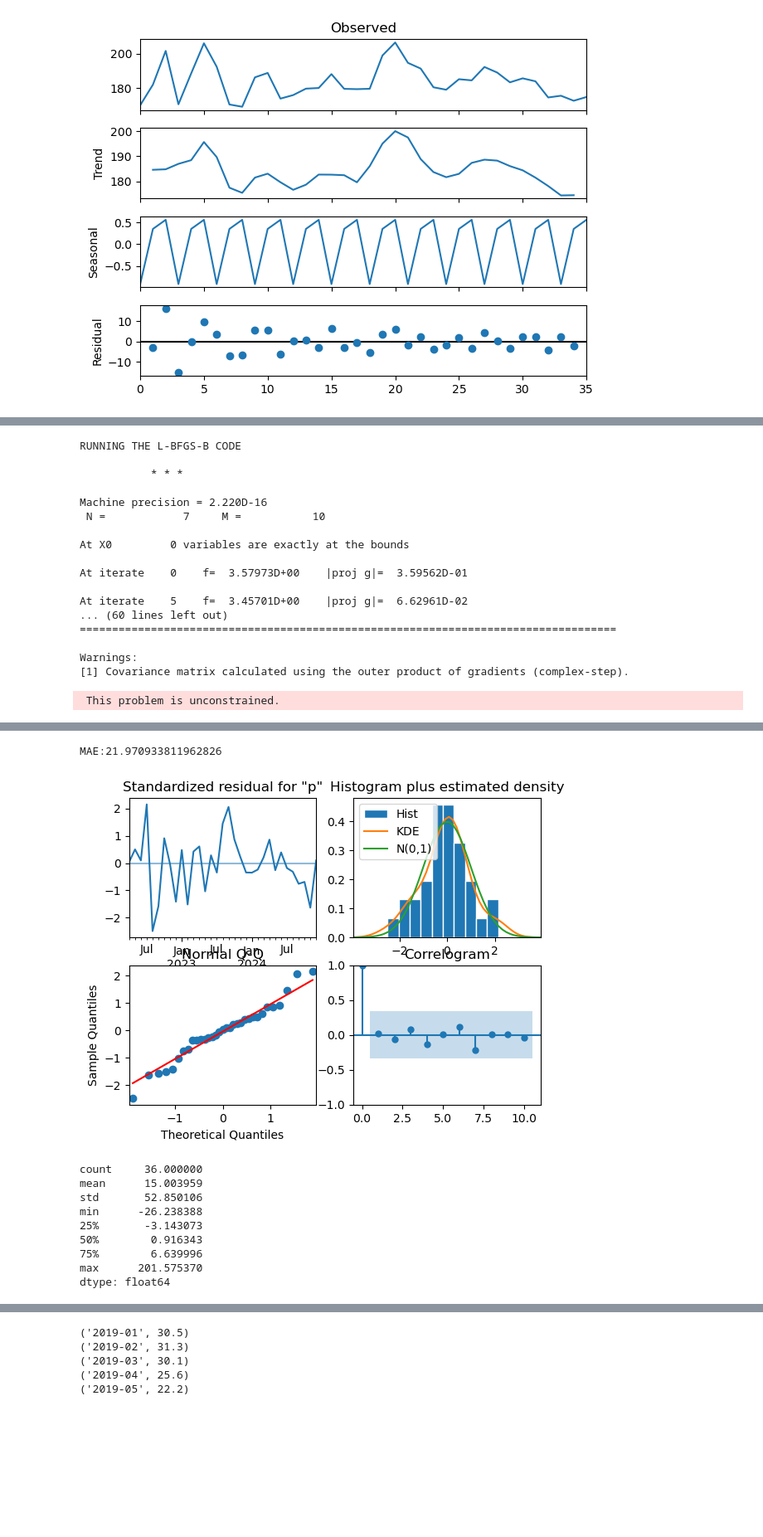
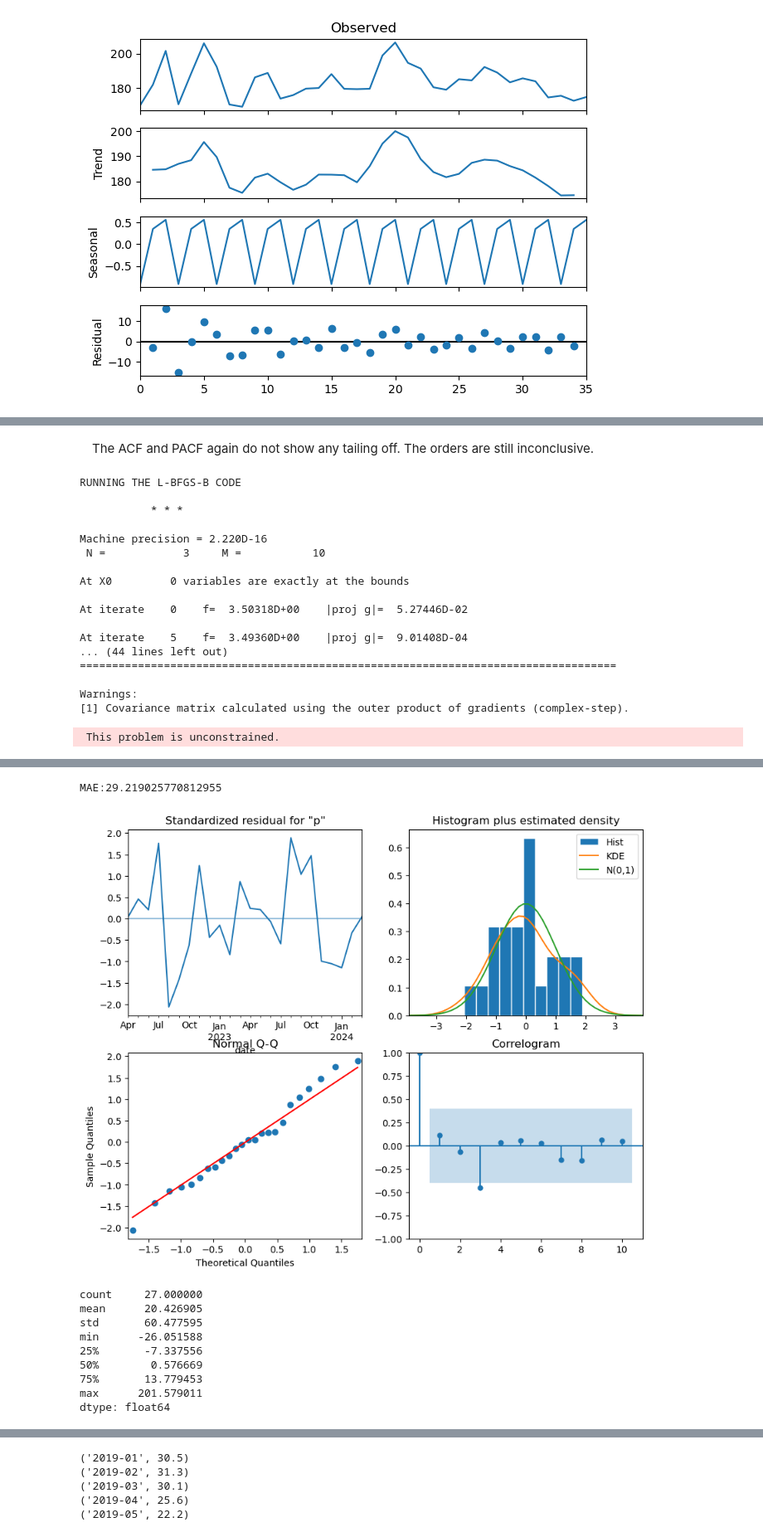
Before and after one commit to moscmh/portfolio, a Jupyter notebook: Time_Series/Perth_Fuel_Forecast/perth_fuel.ipynb, the cells around one changed output, grey strips where cells are left out. Shown at 83% size. Cells and saved outputs as stored; diff of their text form; code cells hidden in the pictures; blank space fills up the shorter version.

Commit message:
Completed SARIMA. Prepare for SARIMAX next."

```diff
--- a/Time_Series/Perth_Fuel_Forecast/perth_fuel.ipynb
+++ b/Time_Series/Perth_Fuel_Forecast/perth_fuel.ipynb
@@ -385,6 +394,8 @@ plt.show()
+# %% [markdown]
+&emsp;The ACF and PACF again do not show any tailing off. The orders are still inconclusive.
 # %%
 # Apply SARIMA to capture seasonal patterns
-model = SARIMAX(df_uni, order=(2,0,4), seasonal_order=(0,1,0,3)) # order=(2,1,0), seasonal_order=(4,1,0,4)
+model = SARIMAX(train, order=(0,0,2), seasonal_order=(0,1,0,3))
 results = model.fit()
 
 # summary of fit model
@@ -397,7 +408,7 @@ plt.show()
 mae = np.mean(np.abs(residuals))
 print(f'MAE:{mae}')
 # density plot of residuals - white Gaussian noise should be centred around 0
-results.plot_diagnostics()
+results.plot_diagnostics(figsize=(10,8))
 plt.show()
 # residuals.plot(kind='kde')
 # plt.show()
@@ -409,14 +420,14 @@ RUNNING THE L-BFGS-B CODE
            * * *
 
 Machine precision = 2.220D-16
- N =            7     M =           10
+ N =            3     M =           10
 
 At X0         0 variables are exactly at the bounds
 
-At iterate    0    f=  3.57973D+00    |proj g|=  3.59562D-01
+At iterate    0    f=  3.50318D+00    |proj g|=  5.27446D-02
 
-At iterate    5    f=  3.45701D+00    |proj g|=  6.62961D-02
-... (60 lines left out)
+At iterate    5    f=  3.49360D+00    |proj g|=  9.01408D-04
+... (44 lines left out)
 ===================================================================================
 
 Warnings:
@@ -426,11 +437,11 @@ Warnings:
-MAE:21.970933811962826
+MAE:29.219025770812955
-[figure, old version]
+[figure, new version]
-count     36.000000
-mean      15.003959
-std       52.850106
-min      -26.238388
-25%       -3.143073
-50%        0.916343
-75%        6.639996
-max      201.575370
+count     27.000000
+mean      20.426905
+std       60.477595
+min      -26.051588
+25%       -7.337556
+50%        0.576669
+75%       13.779453
+max      201.579011
 dtype: float64
```
Also changed, not shown: parts of 29 cells of this notebook, 1 other file.
